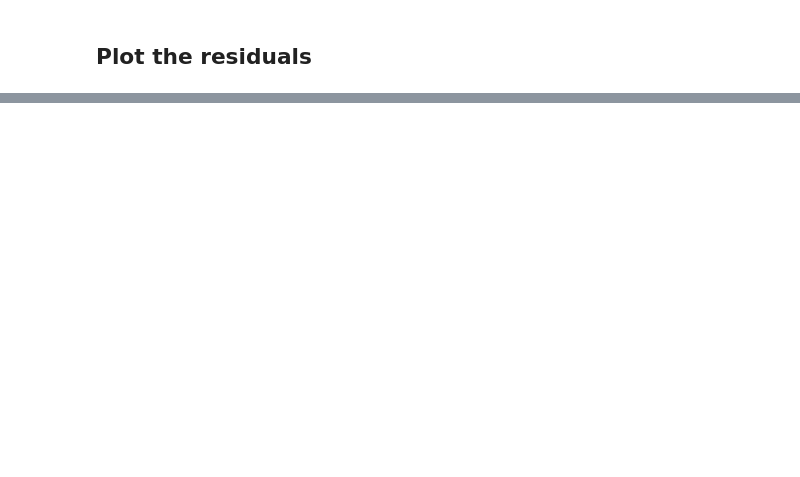
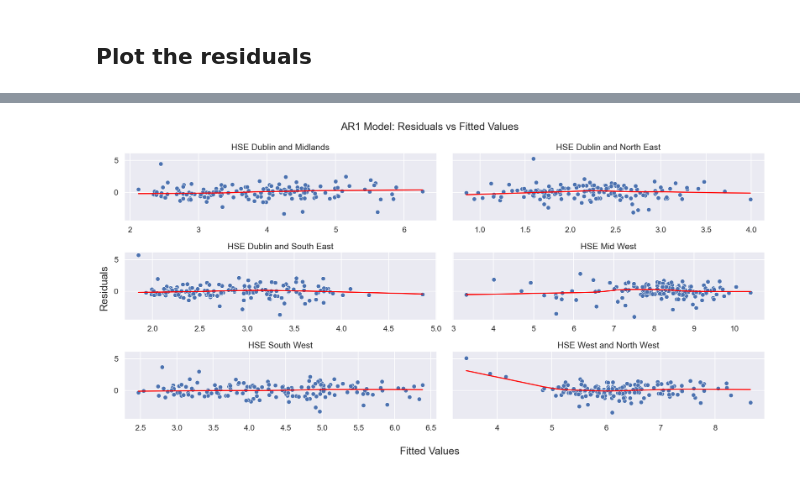
Before and after one commit to hotsoupisgood/scraping-hse-trolly-data, a Jupyter notebook: ar1.ipynb, the cells around one changed output, grey strips where cells are left out. Saved outputs shown, nothing was run; the diff lists cells and outputs as text; code cells hidden in the pictures; blank space fills up the shorter version.

```diff
--- a/ar1.ipynb
+++ b/ar1.ipynb
@@ -180,0 +192,29 @@ plt.tight_layout()
+# %%
+# annotation text
+y_loc=.7; x_shift=10
+fig, axes = plt.subplots(3, 2, figsize=(20, 10), sharey=True)
+
+# standardized residuals
+df_std_resid = df_residuals/df_residuals.std()
+
+for col, ax in zip(df_std_resid.columns, axes.flatten()):
+
+    sns.scatterplot(x=df_ar1[col], y=df_std_resid[col], ax=ax)
+    # for col in df_std_resid.columns:
+    smooth = lowess(df_std_resid[col], df_ar1[col], frac=2/3, return_sorted=True)
+    sns.lineplot(x=smooth[:,0], y=smooth[:,1], ax=ax, color='red')
+
+    ax.annotate('2 years', xy=(104, plt.ylim()[1]*y_loc), xytext=(104+x_shift, plt.ylim()[1]*y_loc), arrowprops=dict(arrowstyle='-|>', color='black'))
+    ax.annotate('1 year',  xy=(52,  plt.ylim()[1]*y_loc), xytext=(52 +x_shift, plt.ylim()[1]*y_loc), arrowprops=dict(arrowstyle='-|>', color='black'))
+
+    ax.set_title(col)
+    ax.set_ylabel('')
+    ax.set_xlabel('')
+
+fig.suptitle('AR1 Model: Residuals vs Fitted Values')
+fig.supxlabel('Fitted Values')
+fig.supylabel('Residuals')
+
+plt.tight_layout()
+# %% [output]
+[figure, added]
```
Also changed, not shown: parts of 14 cells of this notebook, 2 other files.
